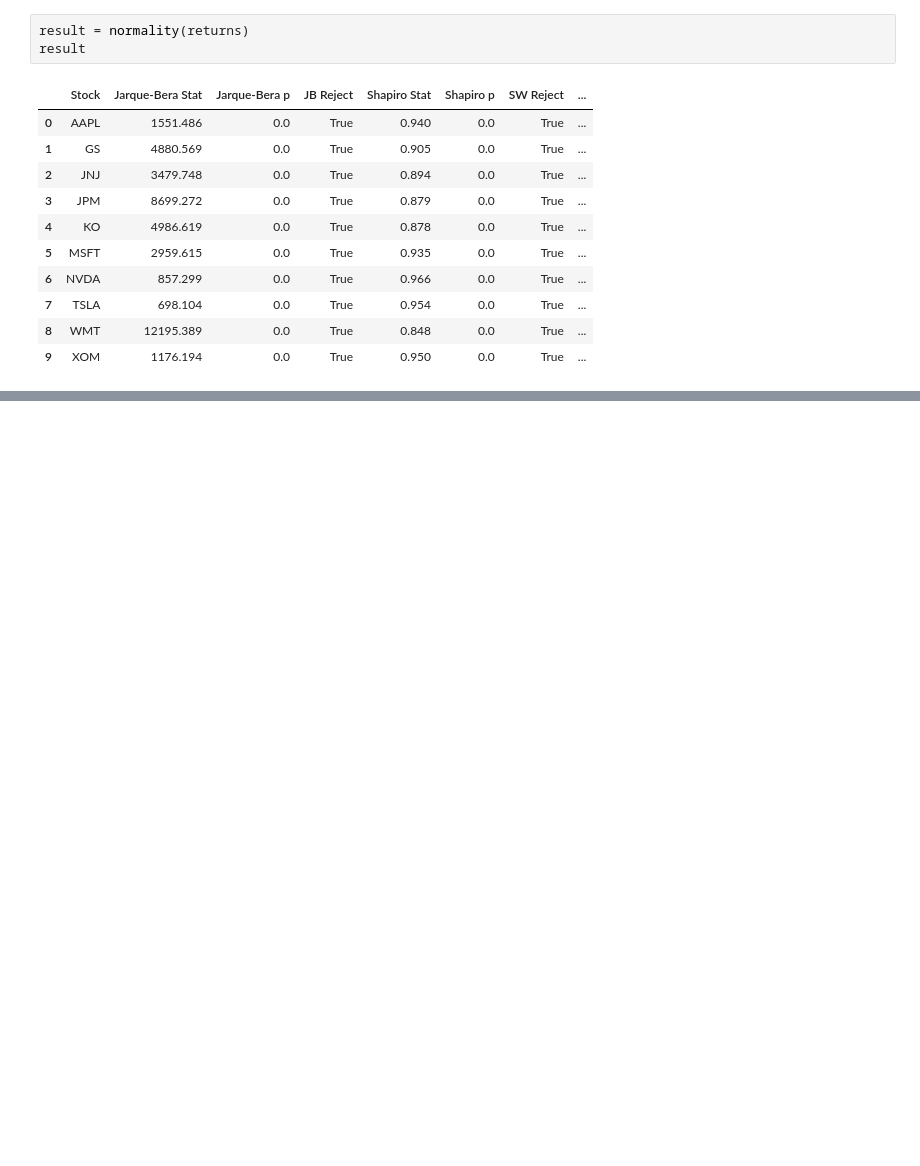
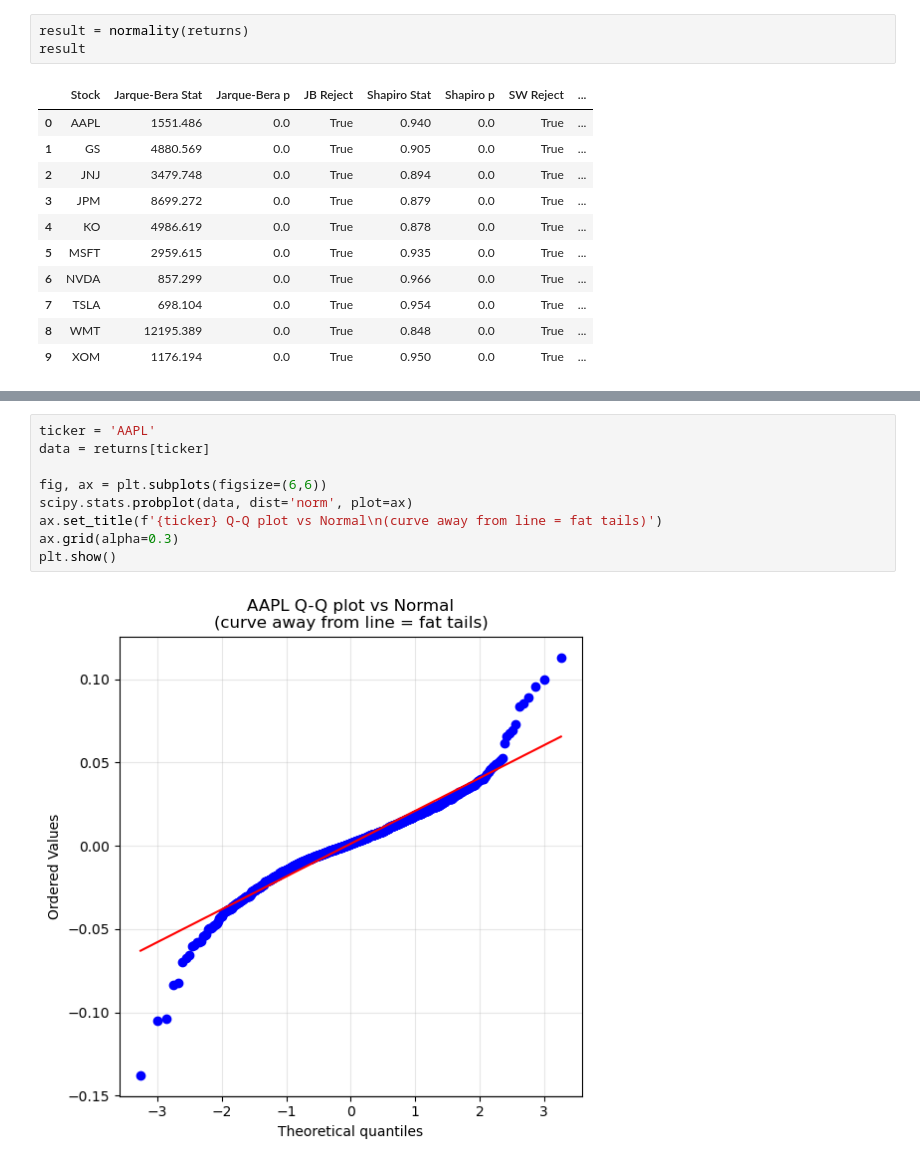
Before and after one commit to adityajoshi1602/Financial_Data_Explorer_Multiple_Stocks, a Jupyter notebook: notebook/01_data_exploration.ipynb, the cells around one changed output, grey strips where cells are left out. Saved outputs shown, nothing was run; the diff lists cells and outputs as text; blank space fills up the shorter version.

Commit message:
Complete EDA with risk metrics and return statistics

```diff
--- a/notebook/01_data_exploration.ipynb
+++ b/notebook/01_data_exploration.ipynb
@@ -154,0 +213,11 @@ result
+# %%
+ticker = 'AAPL'
+data = returns[ticker]
+
+fig, ax = plt.subplots(figsize=(6,6))
+scipy.stats.probplot(data, dist='norm', plot=ax)
+ax.set_title(f'{ticker} Q-Q plot vs Normal\n(curve away from line = fat tails)')
+ax.grid(alpha=0.3)
+plt.show()
+# %% [output]
+[figure, added]
```
Also changed, not shown: parts of 14 cells of this notebook, 1 other file.
